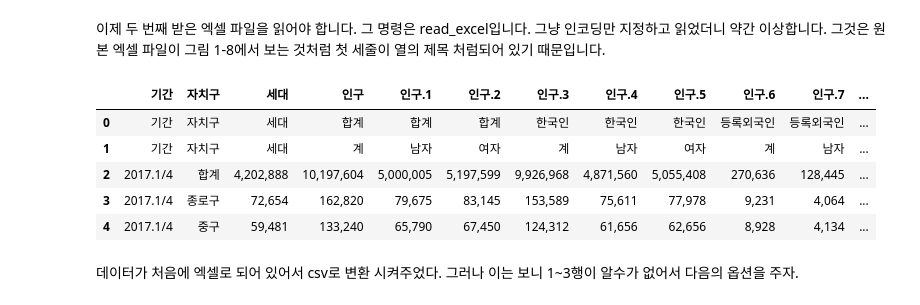
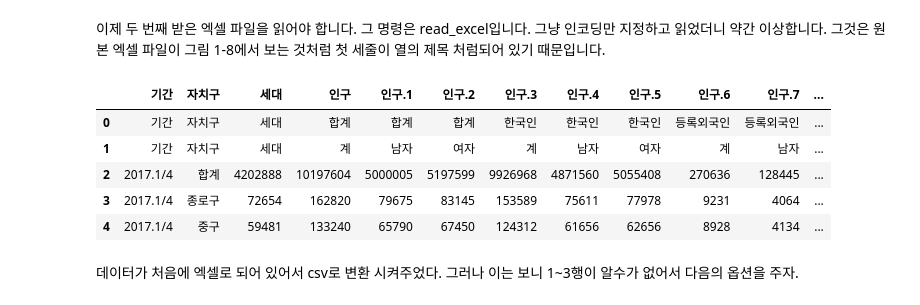
Before and after one commit to goldang01/DataScience_Study, a Jupyter notebook: Chapter 1.ipynb, the cells around one changed output. Saved outputs shown, nothing was run; the diff lists cells and outputs as text; code cells hidden in the pictures.

```diff
--- a/Chapter 1.ipynb
+++ b/Chapter 1.ipynb
@@ -48,15 +45,15 @@ CCTV_Seoul.head()
 # %% [markdown]
 이제 두 번째 받은 엑셀 파일을 읽어야 합니다. 그 명령은 read_excel입니다. 그냥 인코딩만 지정하고 읽었더니 약간 이상합니다. 그것은 원본 엑셀 파일이 그림 1-8에서 보는 것처럼 첫 세줄이 열의 제목 처럼되어 있기 때문입니다.
 # %%
-pop_Seoul = pd.read_csv('./data/01. population_in_Seoul_1.csv', encoding='utf-8')
+pop_Seoul = pd.read_csv("data/01. population_in_Seoul.csv", encoding='utf-8')
 pop_Seoul.head()
 # %% [output]
 |  | 기간 | 자치구 | 세대 | 인구 | 인구.1 | 인구.2 | 인구.3 | 인구.4 | 인구.5 | 인구.6 | 인구.7 | ... |
 | 0 | 기간 | 자치구 | 세대 | 합계 | 합계 | 합계 | 한국인 | 한국인 | 한국인 | 등록외국인 | 등록외국인 | ... |
 | 1 | 기간 | 자치구 | 세대 | 계 | 남자 | 여자 | 계 | 남자 | 여자 | 계 | 남자 | ... |
-| 2 | 2017.1/4 | 합계 | 4,202,888 | 10,197,604 | 5,000,005 | 5,197,599 | 9,926,968 | 4,871,560 | 5,055,408 | 270,636 | 128,445 | ... |
-| 3 | 2017.1/4 | 종로구 | 72,654 | 162,820 | 79,675 | 83,145 | 153,589 | 75,611 | 77,978 | 9,231 | 4,064 | ... |
-| 4 | 2017.1/4 | 중구 | 59,481 | 133,240 | 65,790 | 67,450 | 124,312 | 61,656 | 62,656 | 8,928 | 4,134 | ... |
+| 2 | 2017.1/4 | 합계 | 4202888 | 10197604 | 5000005 | 5197599 | 9926968 | 4871560 | 5055408 | 270636 | 128445 | ... |
+| 3 | 2017.1/4 | 종로구 | 72654 | 162820 | 79675 | 83145 | 153589 | 75611 | 77978 | 9231 | 4064 | ... |
+| 4 | 2017.1/4 | 중구 | 59481 | 133240 | 65790 | 67450 | 124312 | 61656 | 62656 | 8928 | 4134 | ... |
 # %% [markdown]
 데이터가 처음에 엑셀로 되어 있어서 csv로 변환 시켜주었다. 그러나 이는 보니 1~3행이 알수가 없어서 다음의 옵션을 주자.
 # %%
```
Also changed, not shown: parts of 54 cells of this notebook, 1 other file.
